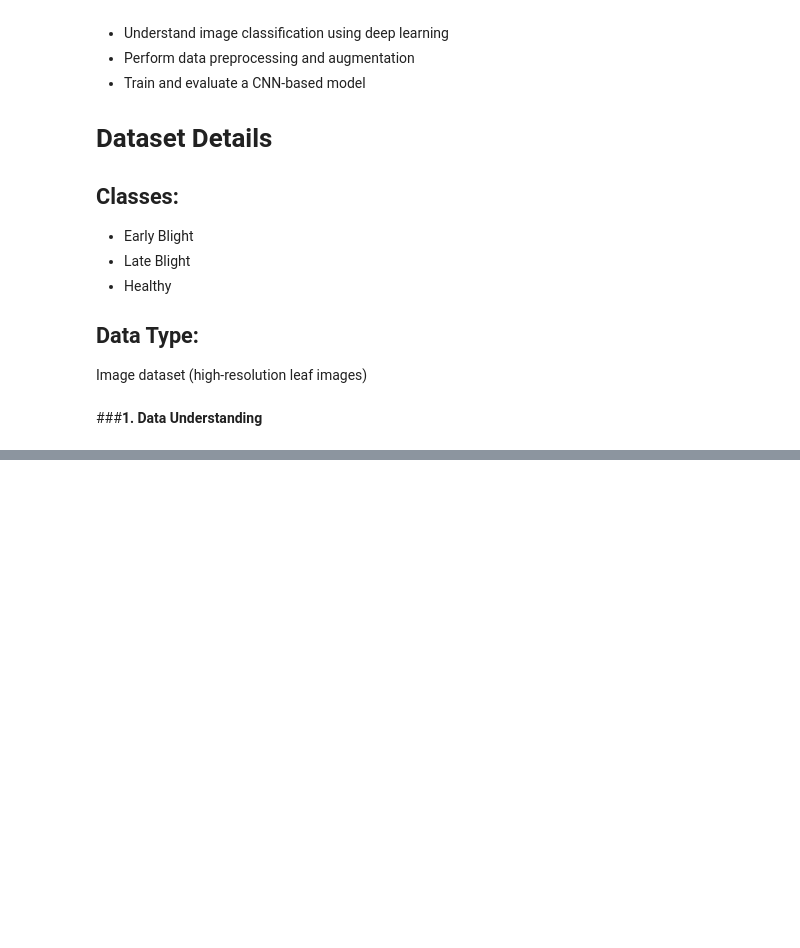
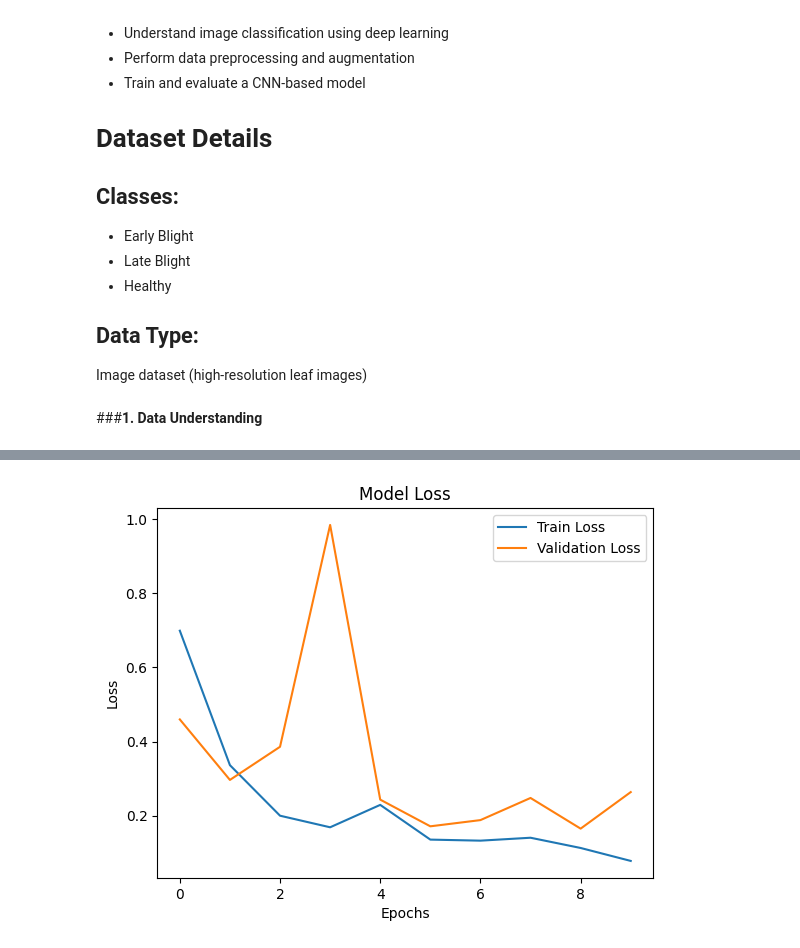
Before and after one commit to cvinushareddy/Data-science-projects, a Jupyter notebook: Week_10.ipynb, the cells around one changed output, grey strips where cells are left out. Drawn from its saved outputs; the diff is of its cells as text; code cells hidden in the pictures; blank space fills up the shorter version.

```diff
--- a/Week_10.ipynb
+++ b/Week_10.ipynb
@@ -238,0 +262,12 @@ Epoch 10/10
+# %%
+plt.plot(history.history['loss'])
+plt.plot(history.history['val_loss'])
+
+plt.title('Model Loss')
+plt.xlabel('Epochs')
+plt.ylabel('Loss')
+
+plt.legend(['Train Loss', 'Validation Loss'])
+plt.show()
+# %% [output]
+[figure, added]
```
Also changed, not shown: parts of 27 cells of this notebook.
